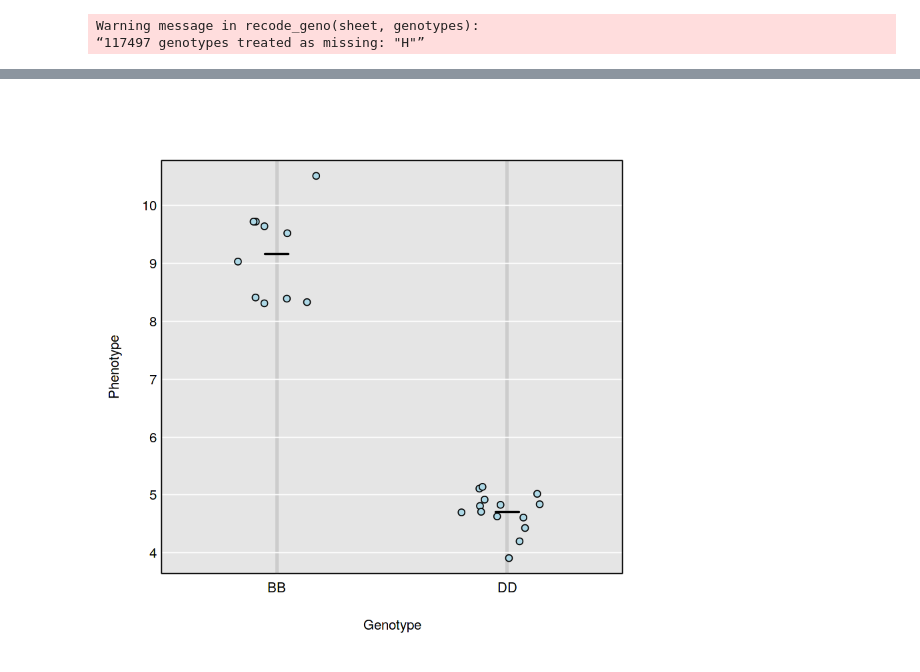
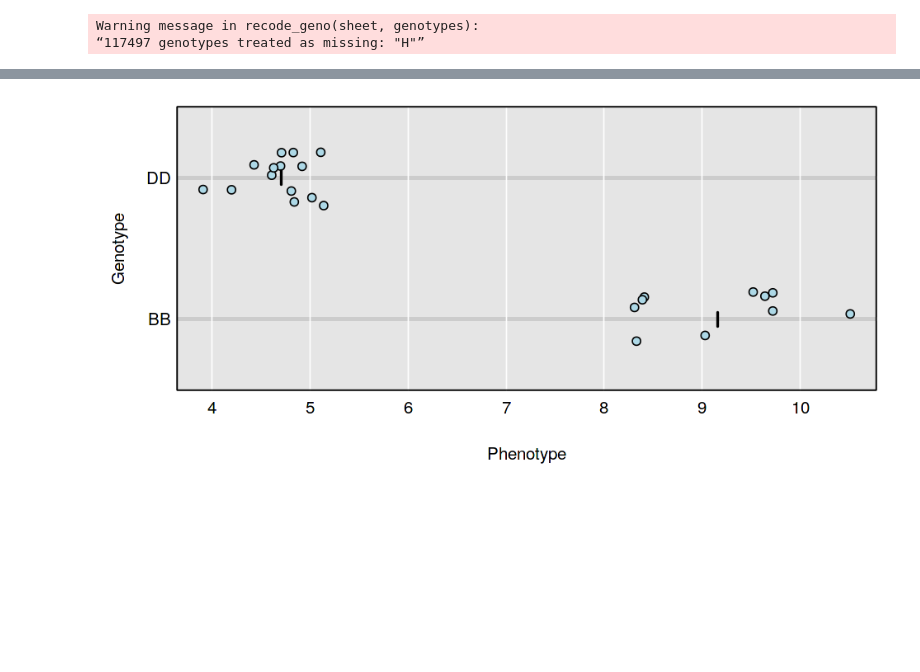
Before and after one commit to kbroman/Teaching_CTC2019, a Jupyter notebook: CTC2019_tutorial.ipynb, the cells around one changed output, grey strips where cells are left out. Cells and saved outputs as stored; diff of their text form; code cells hidden in the pictures; blank space fills up the shorter version.

```diff
--- a/CTC2019_tutorial.ipynb
+++ b/CTC2019_tutorial.ipynb
@@ -71,7 +92,8 @@ plot(out, pmap, chr=2)
 mx <- max(out, pmap)
 # %%
 g_imp <- maxmarg(pr, pmap, chr="2", pos=mx$pos, return_char=TRUE)
-# %%
-plot_pxg(g_imp, pheno)
-# %% [output]
-[figure, removed]
+# %%
+par(mar=c(5.1, 4.1, 0.6, 0.6))
+plot_pxg(g_imp, pheno, swap_axes=TRUE)
+# %% [output]
+[figure, added]
```
Also changed, not shown: parts of 7 cells of this notebook.
